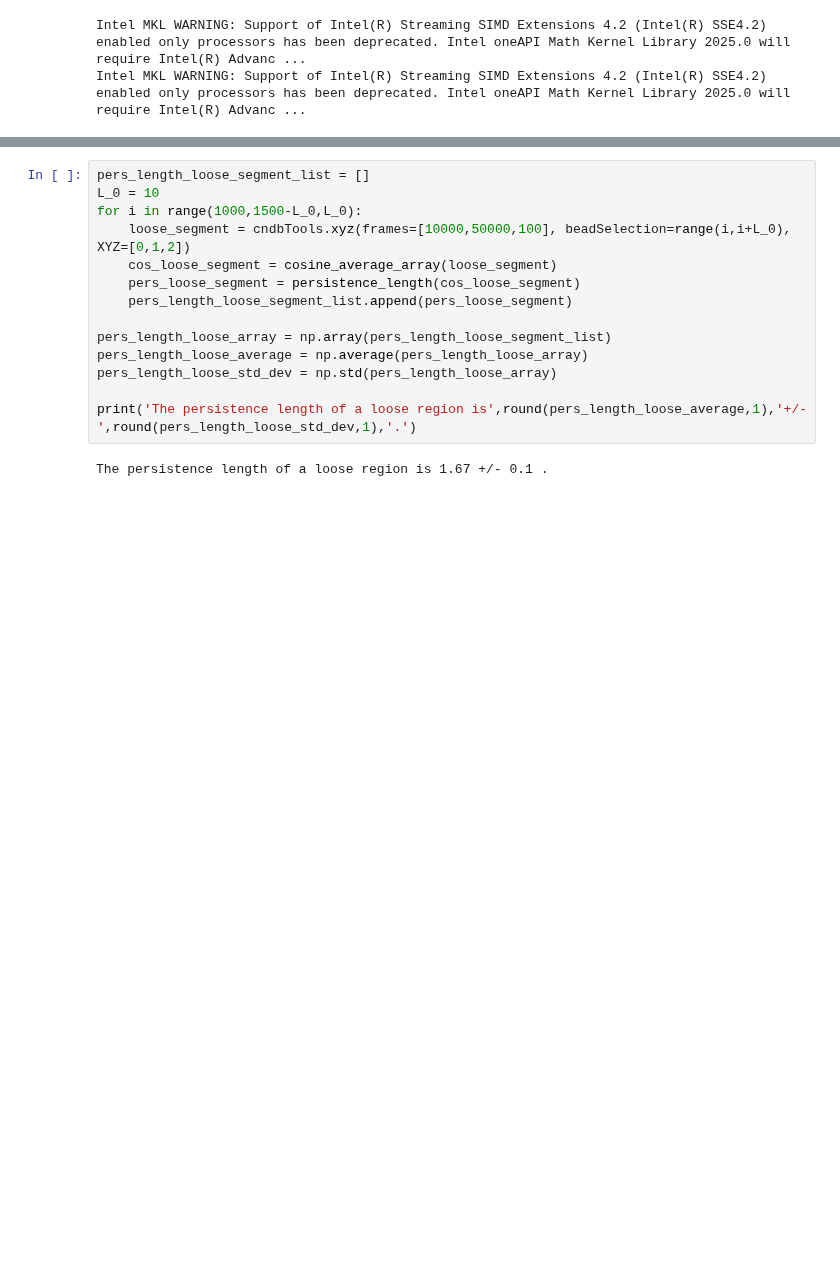
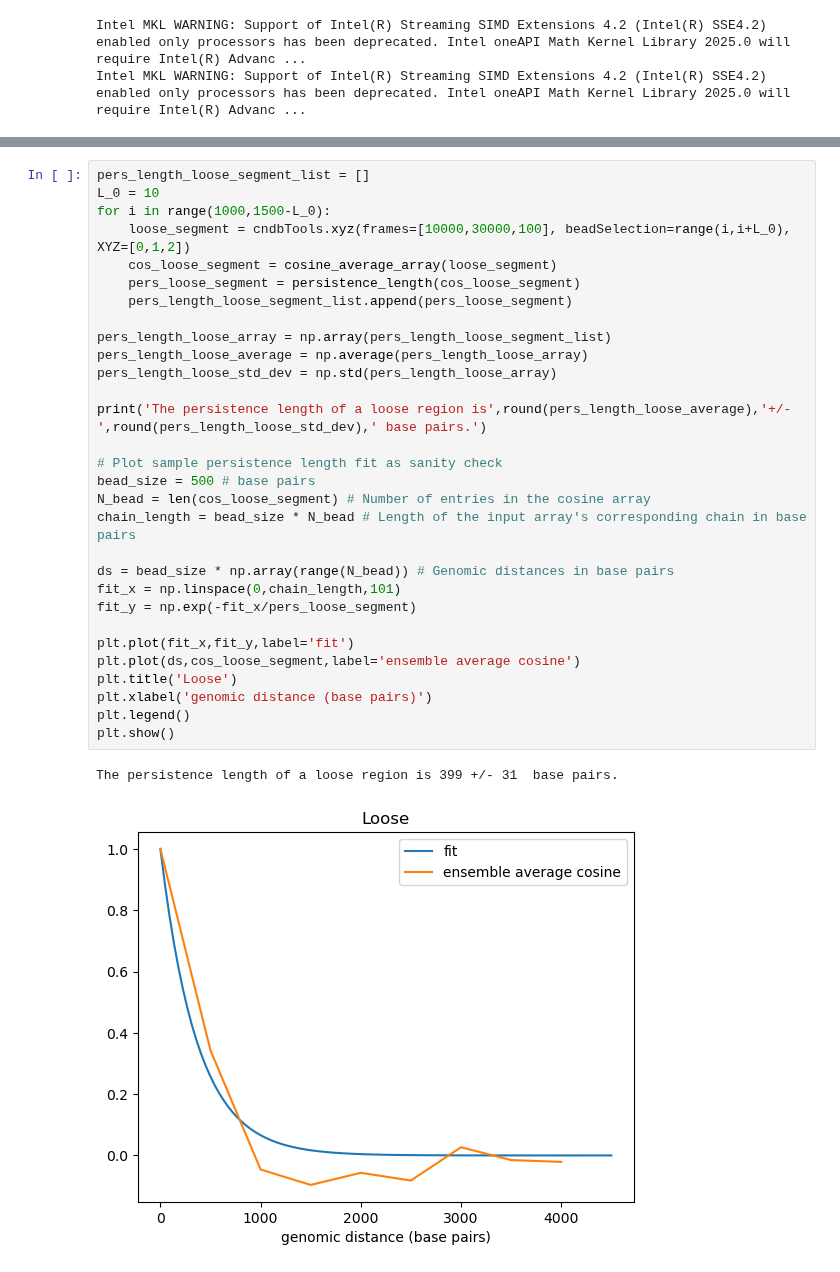
Before and after one commit to DiPierroLab/Douglas, a Jupyter notebook: 6_extra_tools/persistence_length_calculator.ipynb, the cells around one changed output, grey strips where cells are left out. Cells and saved outputs as stored; diff of their text form; blank space fills up the shorter version.

```diff
--- a/6_extra_tools/persistence_length_calculator.ipynb
+++ b/6_extra_tools/persistence_length_calculator.ipynb
@@ -81,16 +85,33 @@ The persistence length of a tight region is 1.72 +/- 0.09 .
 # %%
 pers_length_loose_segment_list = []
 L_0 = 10
-for i in range(1000,1500-L_0,L_0):
-    loose_segment = cndbTools.xyz(frames=[10000,50000,100], beadSelection=range(i,i+L_0), XYZ=[0,1,2])
+for i in range(1000,1500-L_0):
+    loose_segment = cndbTools.xyz(frames=[10000,30000,100], beadSelection=range(i,i+L_0), XYZ=[0,1,2])
     cos_loose_segment = cosine_average_array(loose_segment)
     pers_loose_segment = persistence_length(cos_loose_segment)
     pers_length_loose_segment_list.append(pers_loose_segment)
 
 pers_length_loose_array = np.array(pers_length_loose_segment_list)
 pers_length_loose_average = np.average(pers_length_loose_array)
 pers_length_loose_std_dev = np.std(pers_length_loose_array)
 
-print('The persistence length of a loose region is',round(pers_length_loose_average,1),'+/-',round(pers_length_loose_std_dev,1),'.')
+print('The persistence length of a loose region is',round(pers_length_loose_average),'+/-',round(pers_length_loose_std_dev),' base pairs.')
+
+# Plot sample persistence length fit as sanity check
+bead_size = 500 # base pairs
+N_bead = len(cos_loose_segment) # Number of entries in the cosine array
+chain_length = bead_size * N_bead # Length of the input array's corresponding chain in base pairs
+
+ds = bead_size * np.array(range(N_bead)) # Genomic distances in base pairs
+fit_x = np.linspace(0,chain_length,101)
+fit_y = np.exp(-fit_x/pers_loose_segment)
+
+plt.plot(fit_x,fit_y,label='fit')
+plt.plot(ds,cos_loose_segment,label='ensemble average cosine')
+plt.title('Loose')
+plt.xlabel('genomic distance (base pairs)')
+plt.legend()
+plt.show()
 # %% [output]
-The persistence length of a loose region is 1.67 +/- 0.1 .
+The persistence length of a loose region is 399 +/- 31  base pairs.
+[figure, added]
```
Also changed, not shown: parts of 5 cells of this notebook, 2 other files.
